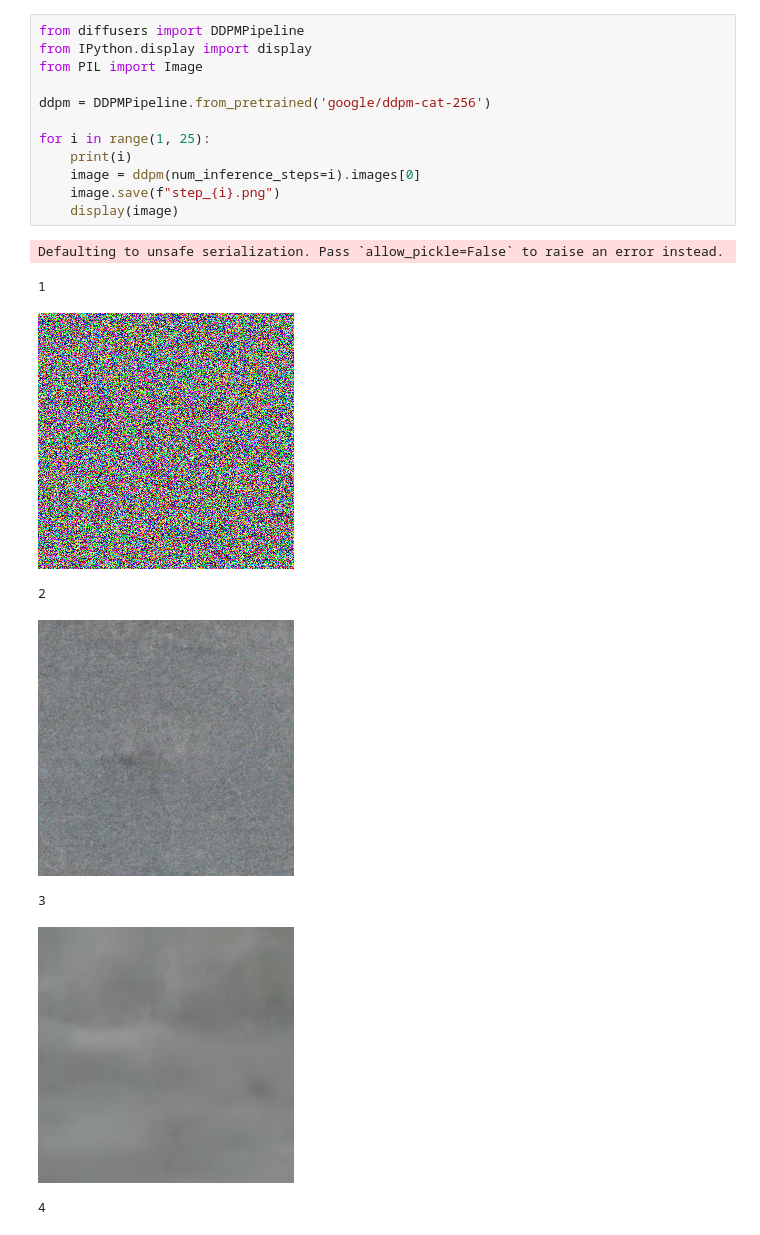
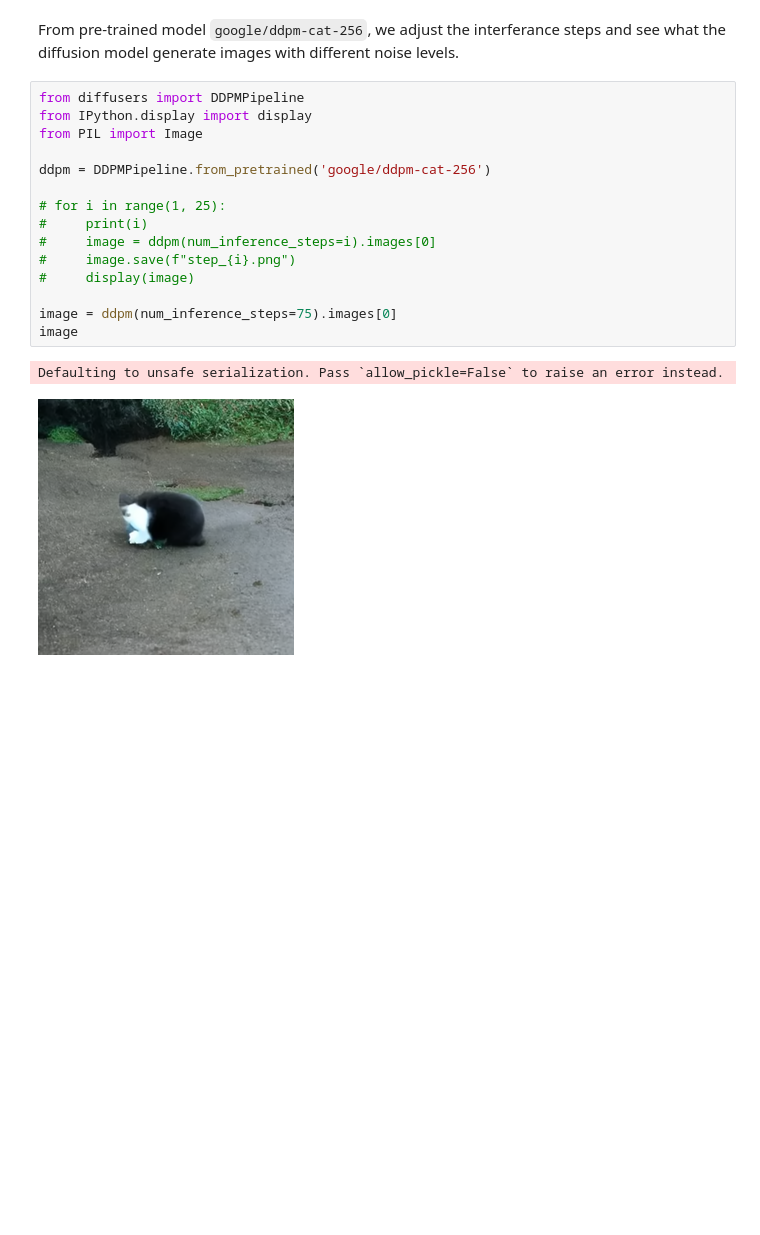
Before and after one commit to kevinji0304/learn-diffusers, a Jupyter notebook: day-1/day-1.ipynb, the cells around one changed output. Drawn from its saved outputs; the diff is of its cells as text; blank space fills up the shorter version.

```diff
--- a/day-1/day-1.ipynb
+++ b/day-1/day-1.ipynb
@@ -3,21 +1,20 @@ Learn to use pipelines: pretrained model, select steps, and generate the image.
+# %% [markdown]
+From pre-trained model `google/ddpm-cat-256`, we adjust the interferance steps and see what the diffusion model generate images with different noise levels.
 # %%
 from diffusers import DDPMPipeline
 from IPython.display import display
 from PIL import Image
 
 ddpm = DDPMPipeline.from_pretrained('google/ddpm-cat-256')
 
-for i in range(1, 25):
-    print(i)
-    image = ddpm(num_inference_steps=i).images[0]
-    image.save(f"step_{i}.png")
-    display(image)
+# for i in range(1, 25):
+#     print(i)
+#     image = ddpm(num_inference_steps=i).images[0]
+#     image.save(f"step_{i}.png")
+#     display(image)
+
+image = ddpm(num_inference_steps=75).images[0]
+image
 # %% [output]
 Defaulting to unsafe serialization. Pass `allow_pickle=False` to raise an error instead.
-1
-[figure, old version]
+[figure, new version]
-2
-[figure, removed]
-3
-[figure, removed]
-4
```
Also changed, not shown: parts of 5 cells of this notebook.
